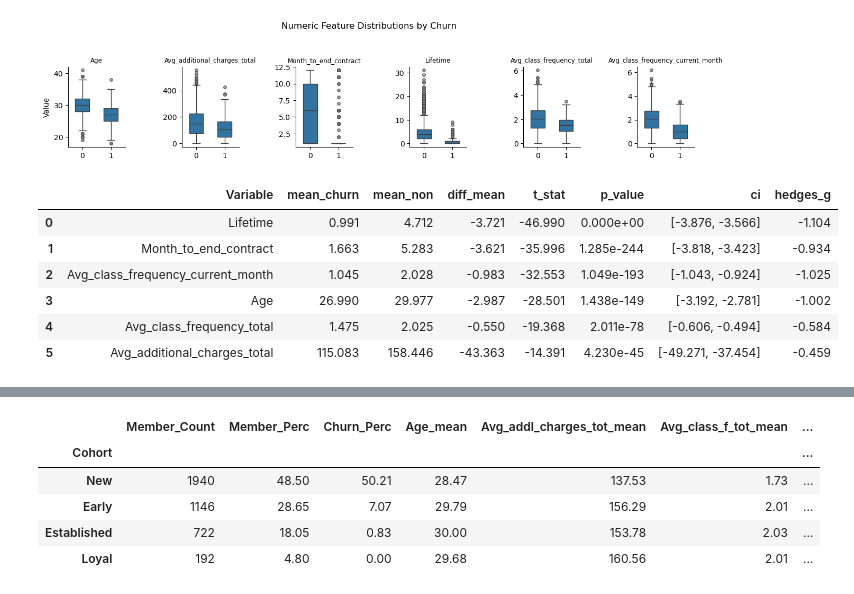
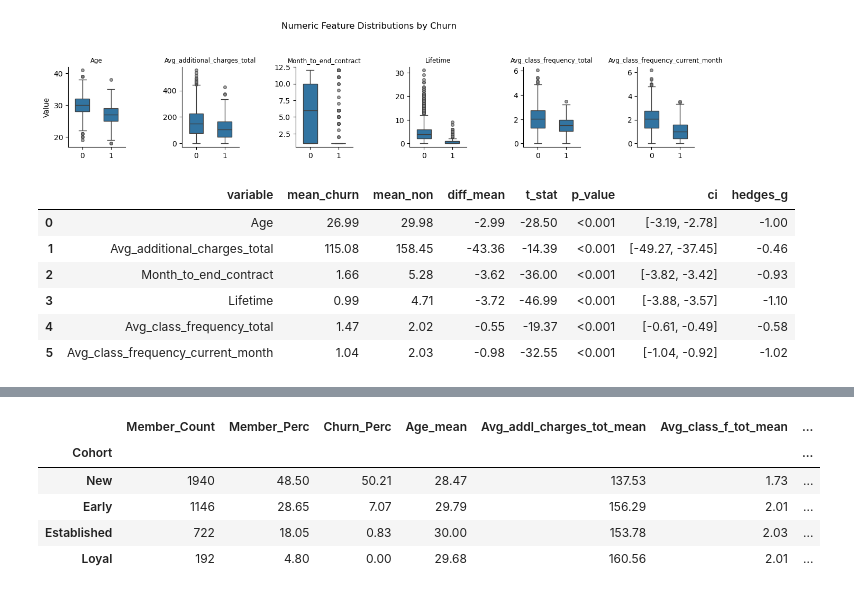
Before and after one commit to dbolotov/data_science_blog, a Jupyter notebook: gym_churn_analysis/gym_churn_analysis.ipynb, the cells around one changed output, grey strips where cells are left out. Saved outputs shown, nothing was run; the diff lists cells and outputs as text; code cells hidden in the pictures.

```diff
--- a/gym_churn_analysis/gym_churn_analysis.ipynb
+++ b/gym_churn_analysis/gym_churn_analysis.ipynb
@@ -175,31 +196,8 @@ plt.show()
 # %% [output]
 [figure]
 # %%
-import numpy as np
-import pandas as pd
-
-
 def run_ttests_with_means(df, num_vars, churn_col="Churn", pretty=False):
-    """
-    Compare numeric variables between churners (1) and non-churners (0).
-    Uses Welch's t-test (unequal variances), and reports:
-      - group means
-      - mean difference (churners - non-churners)
-      - t-statistic, p-value
-      - 95% CI for the mean difference (Welch)
-      - Hedges' g (effect size, small-sample corrected)
-
-    Params
-    ------
-    df : DataFrame
-    num_vars : list[str]
-    churn_col : str (default "Churn")
-    pretty : bool -> if True, returns a formatted table (strings)
-
-    Returns
-    -------
-    DataFrame
-    """
+    """Compare numeric variables between churners and non-churners using t-test."""
     rows = []
 
     for var in num_vars:
@@ -213,63 +211,56 @@ def run_ttests_with_means(df, num_vars, churn_col="Churn", pretty=False):
         # Welch t-test
         t_stat, p_val = ttest_ind(g1, g0, equal_var=False)
 
-        # Mean difference and its SE (Welch)
+        # Mean difference and its SE
         diff = m1 - m0
         se = np.sqrt((s1**2 / n1) + (s0**2 / n0))
 
-        # Welch-Satterthwaite degrees of freedom
+        # Degrees of freedom
         df_welch_num = (s1**2 / n1 + s0**2 / n0) ** 2
         df_welch_den = ((s1**2 / n1) ** 2) / (n1 - 1) + ((s0**2 / n0) ** 2) / (n0 - 1)
         dof = df_welch_num / df_welch_den
 
         # 95% CI for mean difference
         t_crit = t.ppf(0.975, dof)
         ci_low = diff - t_crit * se
         ci_high = diff + t_crit * se
 
-        # Effect size: Hedges' g (using pooled SD, then small-sample correction)
+        # Effect size: Hedges' g
         sp2 = ((n1 - 1) * s1**2 + (n0 - 1) * s0**2) / (n1 + n0 - 2)
         sp = np.sqrt(sp2)
         d = diff / sp if sp > 0 else np.nan
         J = 1 - (3 / (4*(n1 + n0) - 9))  # small sample correction
         g_hedges = d * J
 
-        rows.append({
-            "Variable": var,
-            "n_churn": n1, "mean_churn": m1,
-            "n_non": n0, "mean_non": m0,
-            "diff_mean": diff,
+        rows.append({"variable": var, "n_churn": n1, "mean_churn": m1,
+            "n_non": n0, "mean_non": m0, "diff_mean": diff,
             "t_stat": t_stat, "p_value": p_val,
-            "ci_low": ci_low, "ci_high": ci_high,
-            "hedges_g": g_hedges
-        })
+            "ci_low": ci_low, "ci_high": ci_high, "hedges_g": g_hedges})
 
-    out = pd.DataFrame(rows).sort_values("p_value")
+    out = pd.DataFrame(rows)
 
-    if not pretty:
-        return out.reset_index(drop=True)
+    if pretty:
+        out_fmt = out.copy()
+        out_fmt["mean_churn"] = out_fmt["mean_churn"].map(lambda x: f"{x:.2f}")
+        out_fmt["mean_non"] = out_fmt["mean_non"].map(lambda x: f"{x:.2f}")
+        out_fmt["diff_mean"] = out_fmt["diff_mean"].map(lambda x: f"{x:+.2f}")
+        out_fmt["t_stat"] = out_fmt["t_stat"].map(lambda x: f"{x:.2f}")
+        out_fmt['p_value'] = out_fmt['p_value'].apply(lambda x: '<0.001' if x < 0.001 else f"{x:.2e}")
+        out_fmt["ci"] = out.apply(lambda r: f"[{r.ci_low:.2f}, {r.ci_high:.2f}]", axis=1)
+        out_fmt["hedges_g"] = out_fmt["hedges_g"].map(lambda x: f"{x:+.2f}")
 
-    # Formatting
-    out_fmt = out.copy()
-    out_fmt["mean_churn"] = out_fmt["mean_churn"].map(lambda x: f"{x:.3f}")
-    out_fmt["mean_non"]   = out_fmt["mean_non"].map(lambda x: f"{x:.3f}")
-    out_fmt["diff_mean"]  = out_fmt["diff_mean"].map(lambda x: f"{x:+.3f}")
-    out_fmt["t_stat"]     = out_fmt["t_stat"].map(lambda x: f"{x:.3f}")
-    out_fmt["p_value"]    = out_fmt["p_value"].map(lambda x: f"{x:.3e}")
-    out_fmt["ci"]         = out.apply(lambda r: f"[{r.ci_low:.3f}, {r.ci_high:.3f}]", axis=1)
-    out_fmt["hedges_g"]   = out_fmt["hedges_g"].map(lambda x: f"{x:+.3f}")
+        cols = ["variable", "mean_churn", "mean_non", "diff_mean", "t_stat", "p_value", "ci", "hedges_g"]
+        return out_fmt[cols]
 
-    cols = ["Variable", "mean_churn", "mean_non",
-            "diff_mean", "t_stat", "p_value", "ci", "hedges_g"]
-    return out_fmt[cols].reset_index(drop=True)
+    return out
 
 results = run_ttests_with_means(df, num_vars, pretty=True)
 results
 # %% [output]
-|  | Variable | mean_churn | mean_non | diff_mean | t_stat | p_value | ci | hedges_g |
-| 0 | Lifetime | 0.991 | 4.712 | -3.721 | -46.990 | 0.000e+00 | [-3.876, -3.566] | -1.104 |
-| 1 | Month_to_end_contract | 1.663 | 5.283 | -3.621 | -35.996 | 1.285e-244 | [-3.818, -3.423] | -0.934 |
-| 2 | Avg_class_frequency_current_month | 1.045 | 2.028 | -0.983 | -32.553 | 1.049e-193 | [-1.043, -0.924] | -1.025 |
-| 3 | Age | 26.990 | 29.977 | -2.987 | -28.501 | 1.438e-149 | [-3.192, -2.781] | -1.002 |
-| 4 | Avg_class_frequency_total | 1.475 | 2.025 | -0.550 | -19.368 | 2.011e-78 | [-0.606, -0.494] | -0.584 |
-| 5 | Avg_additional_charges_total | 115.083 | 158.446 | -43.363 | -14.391 | 4.230e-45 | [-49.271, -37.454] | -0.459 |
+|  | variable | mean_churn | mean_non | diff_mean | t_stat | p_value | ci | hedges_g |
+| 0 | Age | 26.99 | 29.98 | -2.99 | -28.50 | <0.001 | [-3.19, -2.78] | -1.00 |
+| 1 | Avg_additional_charges_total | 115.08 | 158.45 | -43.36 | -14.39 | <0.001 | [-49.27, -37.45] | -0.46 |
+| 2 | Month_to_end_contract | 1.66 | 5.28 | -3.62 | -36.00 | <0.001 | [-3.82, -3.42] | -0.93 |
+| 3 | Lifetime | 0.99 | 4.71 | -3.72 | -46.99 | <0.001 | [-3.88, -3.57] | -1.10 |
+| 4 | Avg_class_frequency_total | 1.47 | 2.02 | -0.55 | -19.37 | <0.001 | [-0.61, -0.49] | -0.58 |
+| 5 | Avg_class_frequency_current_month | 1.04 | 2.03 | -0.98 | -32.55 | <0.001 | [-1.04, -0.92] | -1.02 |
```
Also changed, not shown: parts of 31 cells of this notebook.
